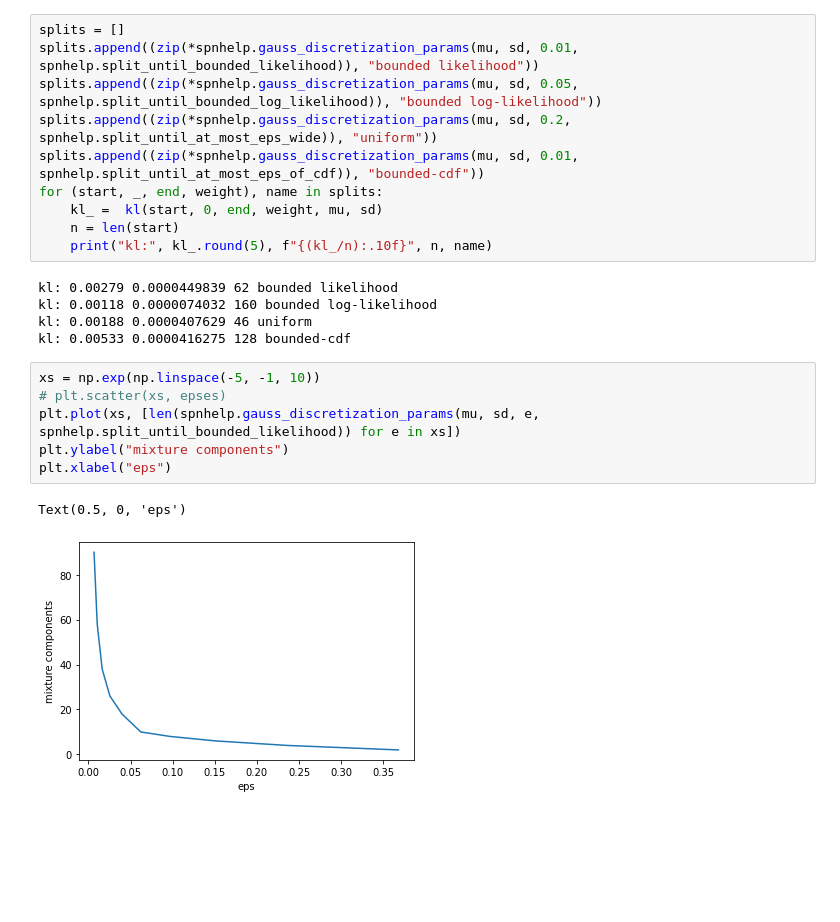
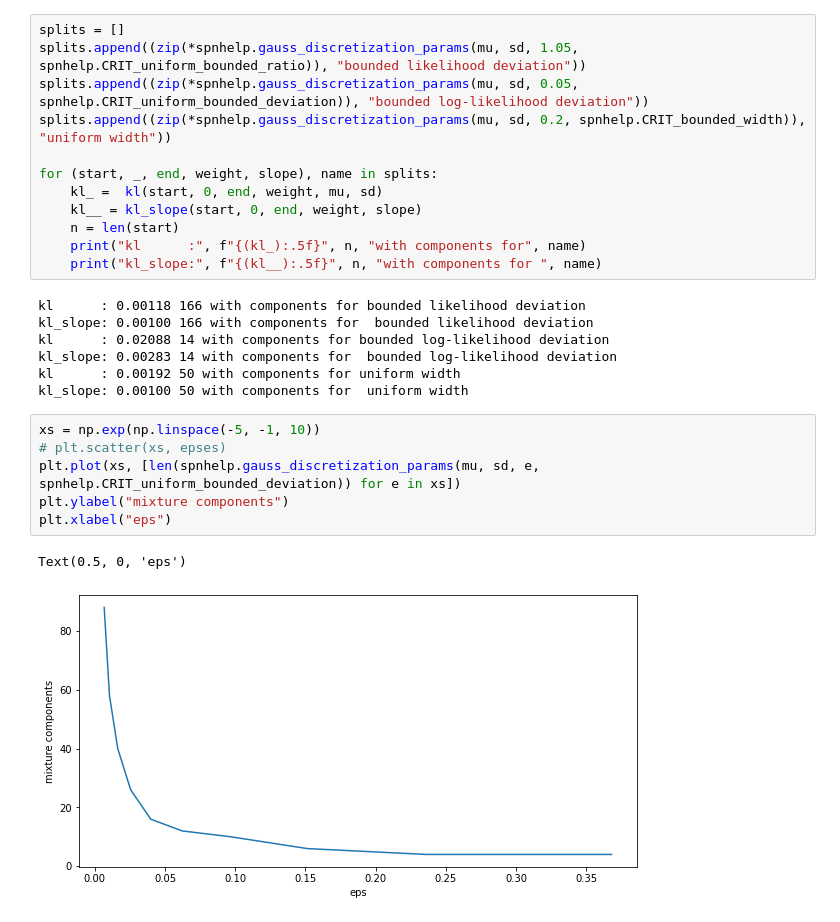
Before and after one commit to Whatisthisname/bayesian_network_to_spn, a Jupyter notebook: nb_gauss_kl.ipynb, the cells around one changed output. Cells and saved outputs as stored; diff of their text form; blank space fills up the shorter version.

```diff
--- a/nb_gauss_kl.ipynb
+++ b/nb_gauss_kl.ipynb
@@ -44,25 +64,29 @@ plt.plot(x, likelihood(spn, x.reshape(-1, 1)));
 # %%
 splits = []
-splits.append((zip(*spnhelp.gauss_discretization_params(mu, sd, 0.01, spnhelp.split_until_bounded_likelihood)), "bounded likelihood"))
-splits.append((zip(*spnhelp.gauss_discretization_params(mu, sd, 0.05, spnhelp.split_until_bounded_log_likelihood)), "bounded log-likelihood"))
-splits.append((zip(*spnhelp.gauss_discretization_params(mu, sd, 0.2, spnhelp.split_until_at_most_eps_wide)), "uniform"))
-splits.append((zip(*spnhelp.gauss_discretization_params(mu, sd, 0.01, spnhelp.split_until_at_most_eps_of_cdf)), "bounded-cdf"))
-for (start, _, end, weight), name in splits:
+splits.append((zip(*spnhelp.gauss_discretization_params(mu, sd, 1.05, spnhelp.CRIT_uniform_bounded_ratio)), "bounded likelihood deviation"))
+splits.append((zip(*spnhelp.gauss_discretization_params(mu, sd, 0.05, spnhelp.CRIT_uniform_bounded_deviation)), "bounded log-likelihood deviation"))
+splits.append((zip(*spnhelp.gauss_discretization_params(mu, sd, 0.2, spnhelp.CRIT_bounded_width)), "uniform width"))
+
+for (start, _, end, weight, slope), name in splits:
     kl_ =  kl(start, 0, end, weight, mu, sd)
+    kl__ = kl_slope(start, 0, end, weight, slope)
     n = len(start)
-    print("kl:", kl_.round(5), f"{(kl_/n):.10f}", n, name)
+    print("kl      :", f"{(kl_):.5f}", n, "with components for", name)
+    print("kl_slope:", f"{(kl__):.5f}", n, "with components for ", name)
 # %% [output]
-kl: 0.00279 0.0000449839 62 bounded likelihood
-kl: 0.00118 0.0000074032 160 bounded log-likelihood
-kl: 0.00188 0.0000407629 46 uniform
-kl: 0.00533 0.0000416275 128 bounded-cdf
+kl      : 0.00118 166 with components for bounded likelihood deviation
+kl_slope: 0.00100 166 with components for  bounded likelihood deviation
+kl      : 0.02088 14 with components for bounded log-likelihood deviation
+kl_slope: 0.00283 14 with components for  bounded log-likelihood deviation
+kl      : 0.00192 50 with components for uniform width
+kl_slope: 0.00100 50 with components for  uniform width
 # %%
 xs = np.exp(np.linspace(-5, -1, 10))
 # plt.scatter(xs, epses)
-plt.plot(xs, [len(spnhelp.gauss_discretization_params(mu, sd, e, spnhelp.split_until_bounded_likelihood)) for e in xs])
+plt.plot(xs, [len(spnhelp.gauss_discretization_params(mu, sd, e, spnhelp.CRIT_uniform_bounded_deviation)) for e in xs])
 plt.ylabel("mixture components")
 plt.xlabel("eps")
 # %% [output]
 Text(0.5, 0, 'eps')
-[figure, old version]
+[figure, new version]
 # %%
```
Also changed, not shown: parts of 4 cells of this notebook, 13 other files.
